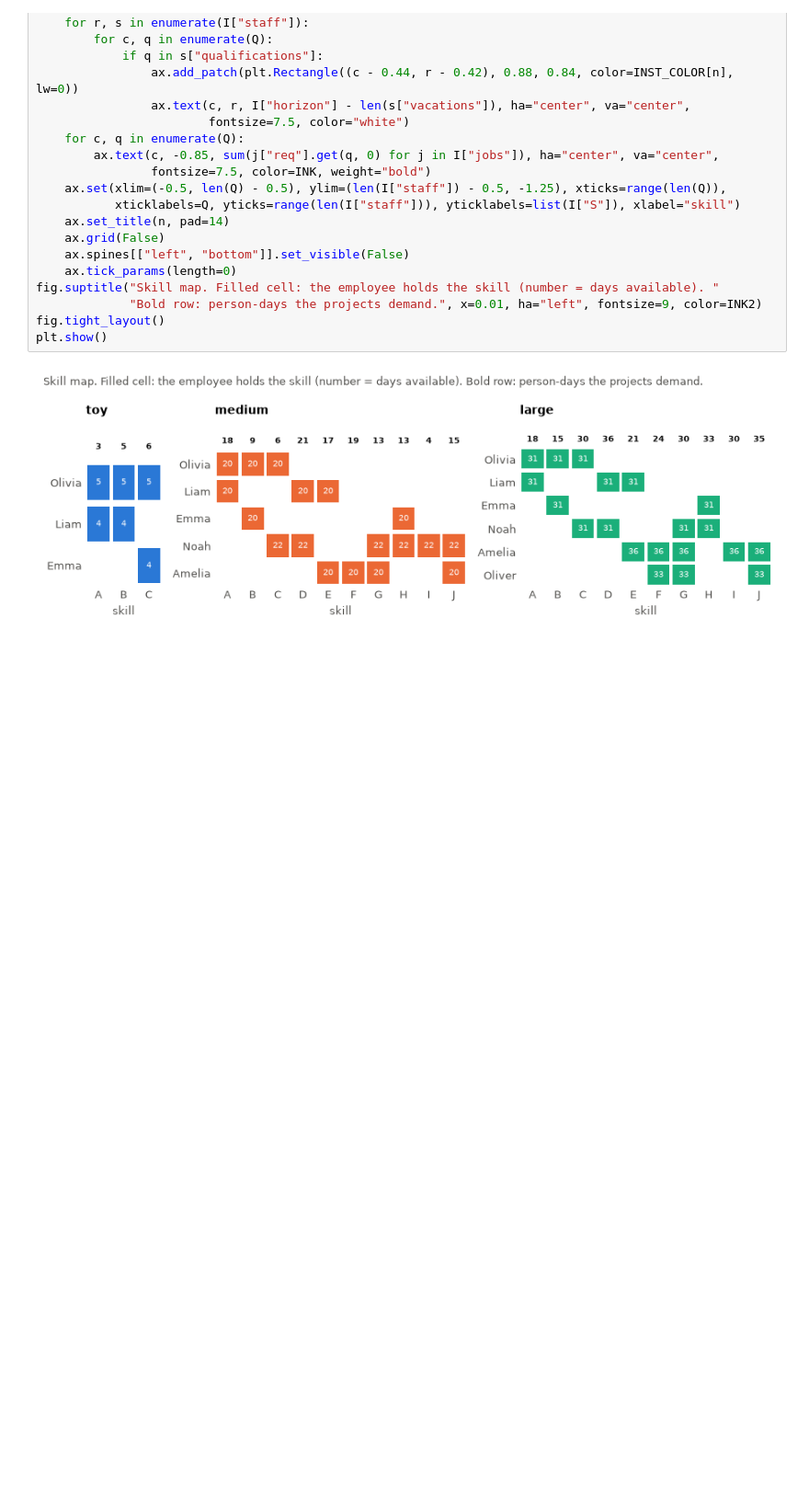
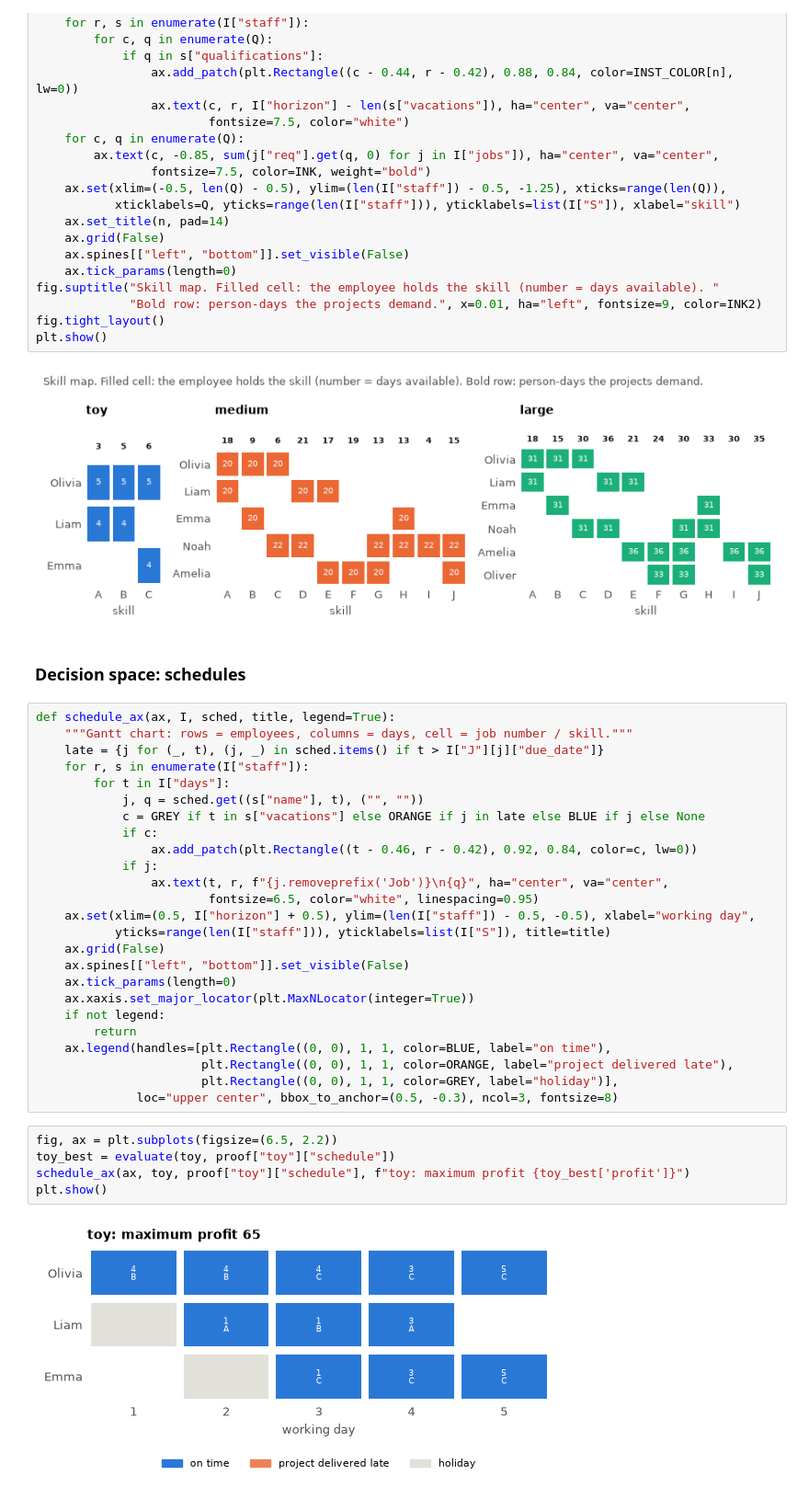
Before and after one commit to amithkm9/Decision_Modeling, a Jupyter notebook: CompuOpti_staffing_improved (1).ipynb, the cells around one changed output. Shown at 92% size. Cells and saved outputs as stored; diff of their text form; blank space fills up the shorter version.

Commit message:
Add schedule figures

```diff
--- a/CompuOpti_staffing_improved (1).ipynb
+++ b/CompuOpti_staffing_improved (1).ipynb
@@ -1120,3 +1120,37 @@ fig.tight_layout()
 plt.show()
 # %% [output]
 [figure]
+# %% [markdown]
+### Decision space: schedules
+# %%
+def schedule_ax(ax, I, sched, title, legend=True):
+    """Gantt chart: rows = employees, columns = days, cell = job number / skill."""
+    late = {j for (_, t), (j, _) in sched.items() if t > I["J"][j]["due_date"]}
+    for r, s in enumerate(I["staff"]):
+        for t in I["days"]:
+            j, q = sched.get((s["name"], t), ("", ""))
+            c = GREY if t in s["vacations"] else ORANGE if j in late else BLUE if j else None
+            if c:
+                ax.add_patch(plt.Rectangle((t - 0.46, r - 0.42), 0.92, 0.84, color=c, lw=0))
+            if j:
+                ax.text(t, r, f"{j.removeprefix('Job')}\n{q}", ha="center", va="center",
+                        fontsize=6.5, color="white", linespacing=0.95)
+    ax.set(xlim=(0.5, I["horizon"] + 0.5), ylim=(len(I["staff"]) - 0.5, -0.5), xlabel="working day",
+           yticks=range(len(I["staff"])), yticklabels=list(I["S"]), title=title)
+    ax.grid(False)
+    ax.spines[["left", "bottom"]].set_visible(False)
+    ax.tick_params(length=0)
+    ax.xaxis.set_major_locator(plt.MaxNLocator(integer=True))
+    if not legend:
+        return
+    ax.legend(handles=[plt.Rectangle((0, 0), 1, 1, color=BLUE, label="on time"),
+                       plt.Rectangle((0, 0), 1, 1, color=ORANGE, label="project delivered late"),
+                       plt.Rectangle((0, 0), 1, 1, color=GREY, label="holiday")],
+              loc="upper center", bbox_to_anchor=(0.5, -0.3), ncol=3, fontsize=8)
+# %%
+fig, ax = plt.subplots(figsize=(6.5, 2.2))
+toy_best = evaluate(toy, proof["toy"]["schedule"])
+schedule_ax(ax, toy, proof["toy"]["schedule"], f"toy: maximum profit {toy_best['profit']}")
+plt.show()
+# %% [output]
+[figure, added]
```
Also changed, not shown: parts of 1 cell of this notebook.
